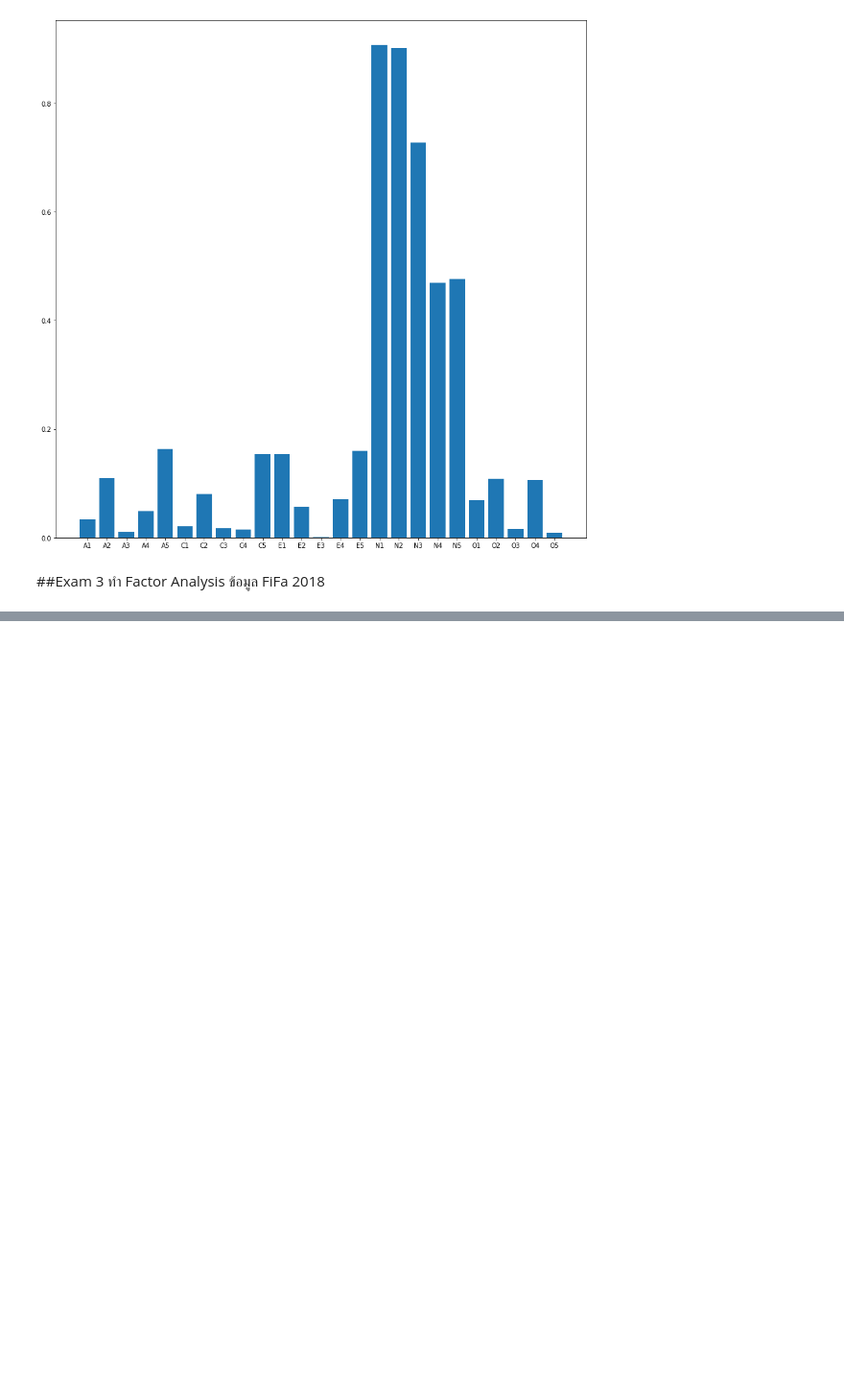
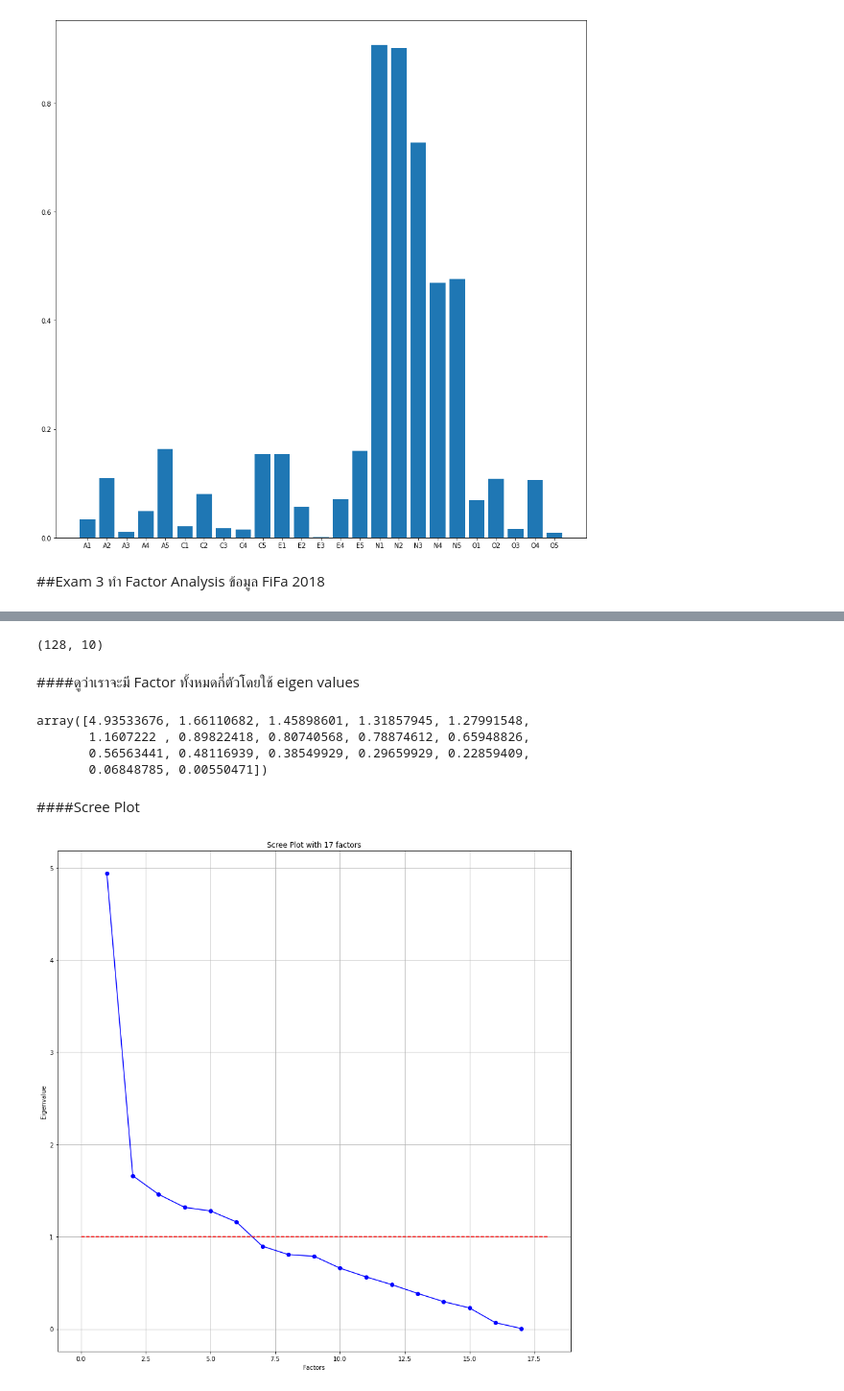
Before and after one commit to sskboonmee/multivariate, a Jupyter notebook: Chapter_5_Factor_Analysis.ipynb, the cells around one changed output, grey strips where cells are left out. Shown: that part at 96% size. Drawn from its saved outputs; the diff is of its cells as text; code cells hidden in the pictures; blank space fills up the shorter version.

```diff
--- a/Chapter_5_Factor_Analysis.ipynb
+++ b/Chapter_5_Factor_Analysis.ipynb
@@ -245,0 +283,3 @@ plt.bar(range(25),np.absolute(fa2.loadings_[:,0]),tick_label=BFI_data_dropped.co
+# %%
+FIFA2018_dropped = FIFA2018.iloc[:,3:20]
+FIFA2018_dropped
@@ -245,0 +336,2 @@ plt.bar(range(25),np.absolute(fa2.loadings_[:,0]),tick_label=BFI_data_dropped.co
+# %%
+fa = FactorAnalyzer(n_factors=10)
@@ -245,0 +340,29 @@ plt.bar(range(25),np.absolute(fa2.loadings_[:,0]),tick_label=BFI_data_dropped.co
+# %%
+FIFA2018_fa = fa.fit_transform(FIFA2018_dropped)
+# %%
+FIFA2018_fa.shape
+# %% [output]
+(128, 10)
+# %% [markdown]
+####ดูว่าเราจะมี Factor ทั้งหมดกี่ตัวโดยใช้ eigen values
+# %%
+ev,v = fa.get_eigenvalues()
+# %%
+ev
+# %% [output]
+array([4.93533676, 1.66110682, 1.45898601, 1.31857945, 1.27991548,
+       1.1607222 , 0.89822418, 0.80740568, 0.78874612, 0.65948826,
+       0.56563441, 0.48116939, 0.38549929, 0.29659929, 0.22859409,
+       0.06848785, 0.00550471])
+# %% [markdown]
+####Scree Plot
+# %%
+plt.plot(range(1,FIFA2018_dropped.shape[1]+1),ev,'bo-')
+plt.plot([0,FIFA2018_dropped.shape[1]+1],[1,1],'r--')
+plt.title('Scree Plot with 17 factors')
+plt.xlabel('Factors')
+plt.ylabel('Eigenvalue')
+plt.grid()
+plt.show()
+# %% [output]
+[figure, added]
```
Also changed, not shown: parts of 32 cells of this notebook.
